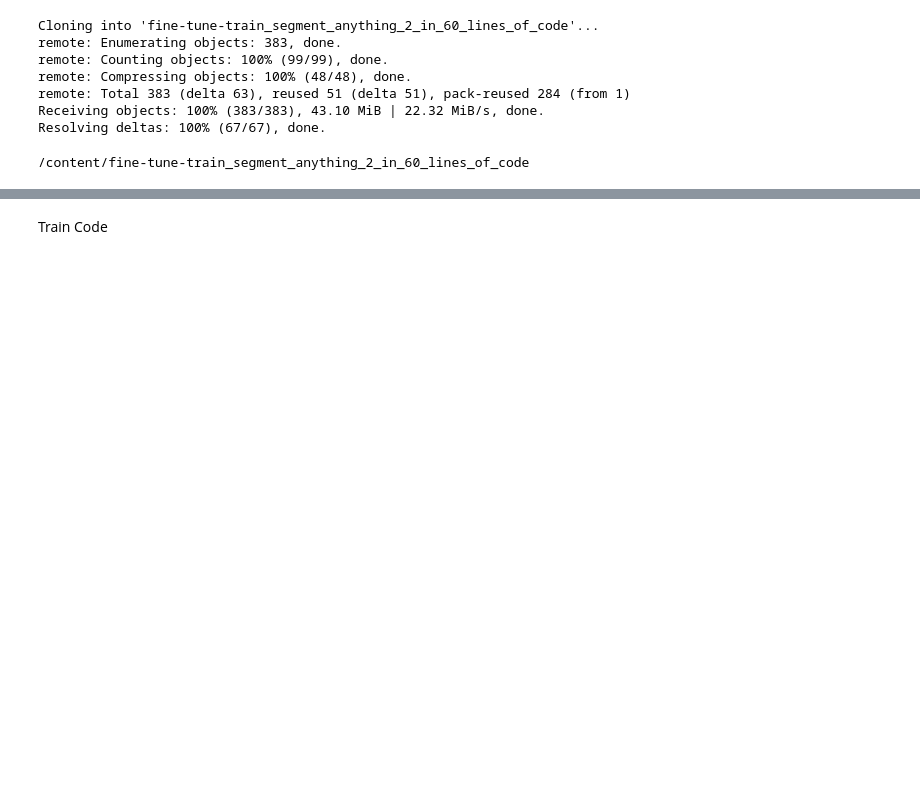
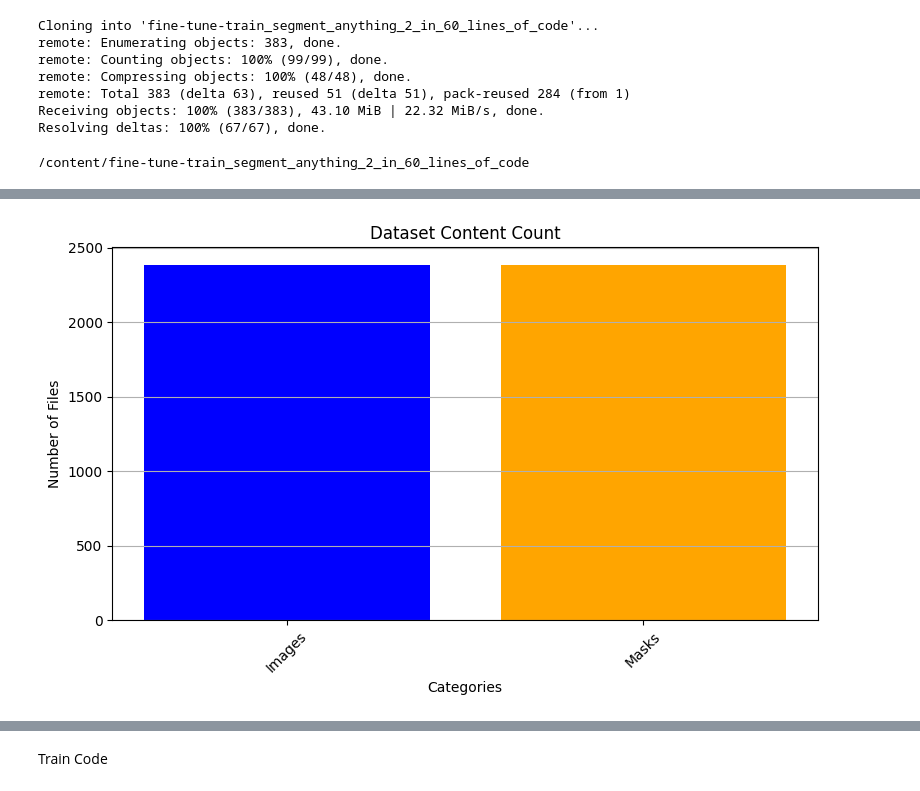
Before and after one commit to NguyenVanVuong613/Finetune_SAM2, a Jupyter notebook: Finetune_SAM2_model.ipynb, the cells around one changed output, grey strips where cells are left out. Cells and saved outputs as stored; diff of their text form; code cells hidden in the pictures; blank space fills up the shorter version.

```diff
--- a/Finetune_SAM2_model.ipynb
+++ b/Finetune_SAM2_model.ipynb
@@ -25,0 +89,31 @@ Resolving deltas: 100% (67/67), done.
+# %%
+import os
+import matplotlib.pyplot as plt
+
+# Define the paths to your dataset
+# If using Google Drive, replace 'your_dataset_path' with your actual path in Drive
+images_folder = '/content/new_data/sam2_train/image'
+masks_folder = '/content/new_data/sam2_train/instance'
+
+# Count the number of images and masks
+num_images = len([f for f in os.listdir(images_folder) if f.endswith(('.png', '.jpg', '.jpeg'))])
+num_masks = len([f for f in os.listdir(masks_folder) if f.endswith(('.png', '.jpg', '.jpeg'))])
+
+# Data for plotting
+categories = ['Images', 'Masks']
+counts = [num_images, num_masks]
+
+# Create a bar chart
+plt.figure(figsize=(8, 5))
+plt.bar(categories, counts, color=['blue', 'orange'])
+plt.title('Dataset Content Count')
+plt.ylabel('Number of Files')
+plt.xlabel('Categories')
+plt.xticks(rotation=45)
+plt.grid(axis='y')
+
+# Show the plot
+plt.tight_layout()
+plt.show()
+# %% [output]
+[figure, added]
```
Also changed, not shown: parts of 5 cells of this notebook.
